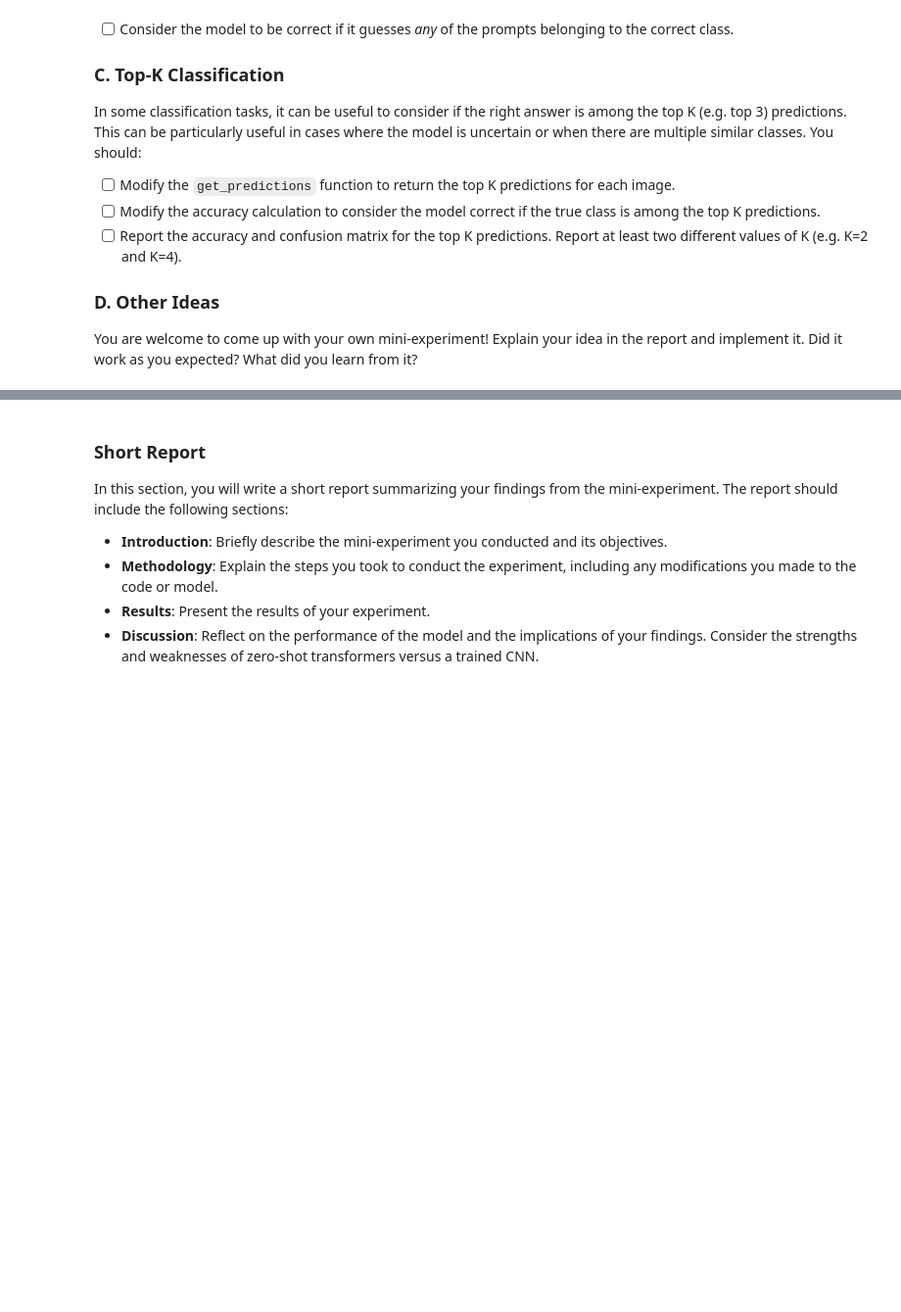
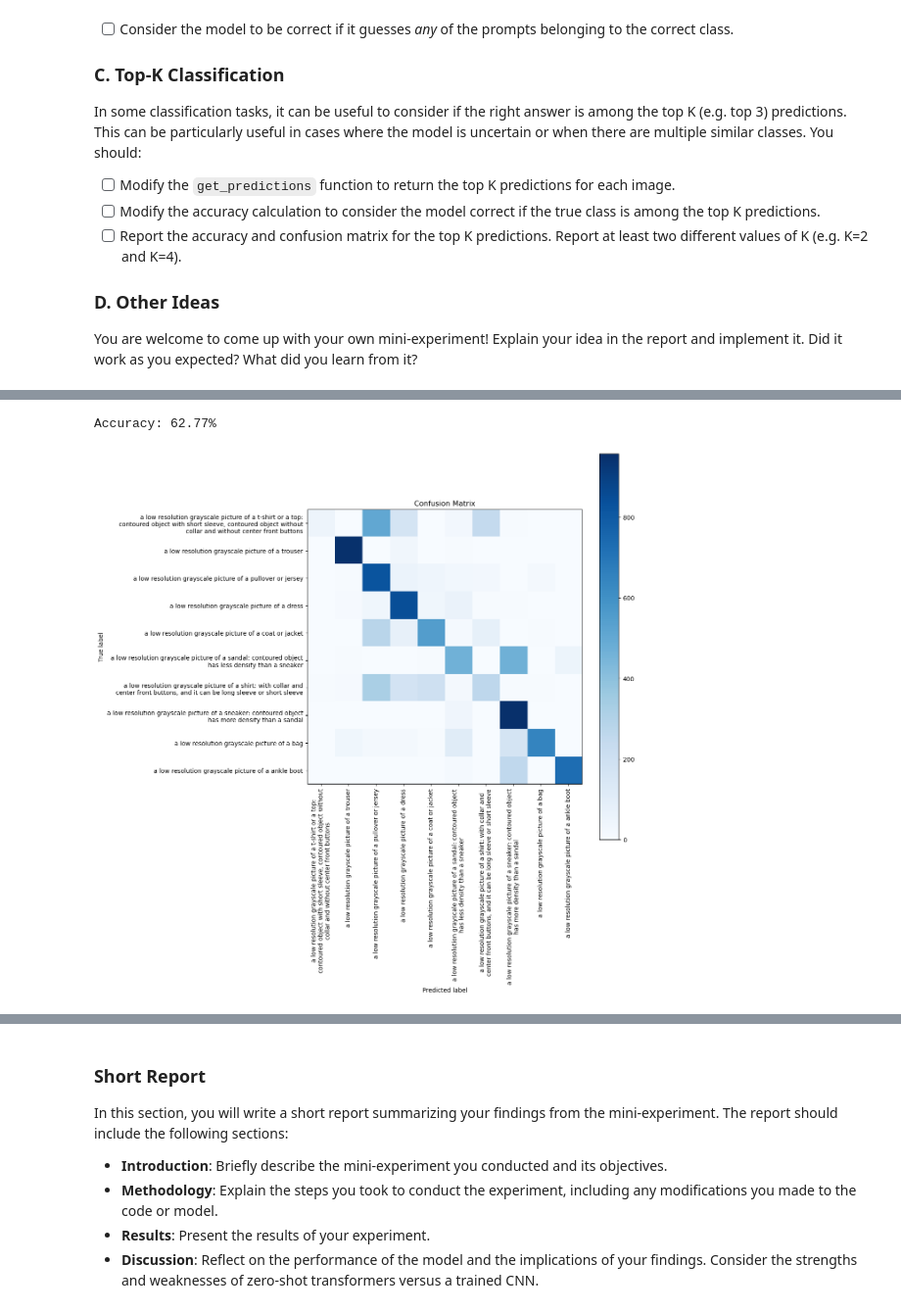
Before and after one commit to AntonioMLancuentra/deep_learning, a Jupyter notebook: 02_activities/assignments/assignment_2.ipynb, the cells around one changed output, grey strips where cells are left out. Shown at 98% size. Drawn from its saved outputs; the diff is of its cells as text; code cells hidden in the pictures; blank space fills up the shorter version.

```diff
--- a/02_activities/assignments/assignment_2.ipynb
+++ b/02_activities/assignments/assignment_2.ipynb
@@ -460,0 +515,38 @@ You are welcome to come up with your own mini-experiment! Explain your idea in t
+# %%
+# Create a list of improved prompts for each class.
+CLASS_NAMES_IMPROVED = [
+    "a low resolution grayscale picture of a t-shirt or a top: contoured object with short sleeve, contoured object without collar and without center front buttons",
+    "a low resolution grayscale picture of a trouser",
+    "a low resolution grayscale picture of a pullover or jersey",
+    "a low resolution grayscale picture of a dress",
+    "a low resolution grayscale picture of a coat or jacket",
+    "a low resolution grayscale picture of a sandal: contoured object has less density than a sneaker",
+    "a low resolution grayscale picture of a shirt: with collar and center front buttons, and it can be long sleeve or short sleeve",
+    "a low resolution grayscale picture of a sneaker: contoured object has more density than a sandal",
+    "a low resolution grayscale picture of a bag",
+    "a low resolution grayscale picture of a ankle boot"
+]
+# Use the `get_text_embeddings` function to create text embeddings for the improved prompts.
+text_feats = get_text_embeddings(CLASS_NAMES_IMPROVED)
+
+# Initialize variables
+y_true, y_pred = [], []
+
+# Iterate over the test dataset and compute predictions
+for pixel_values, labels in test_loader:
+    image_feats = get_image_embeddings(pixel_values)  # Get image embeddings using the `get_image_embeddings` function.
+    similarity = get_cosine_similarity(image_feats, text_feats)  # Compute cosine similarity between the image and text embeddings using the `get_cosine_similarity` function.
+    preds = get_predictions(similarity)
+    # Store true labels and predicted labels
+    y_true.extend(labels.numpy())           # Both ways work and give same results
+    #y_true.extend(labels.cpu().numpy())    # Both ways work and give same results
+    y_pred.extend(preds)                            # Save the predictions so that we can build a confusion matrix later.
+# Report the accuracy of the predictions
+accuracy = accuracy_score(y_true, y_pred)
+print(f"Accuracy: {accuracy * 100:.2f}%")
+
+# Report the confusion matrix
+plot_confusion_matrix(y_true, y_pred, CLASS_NAMES_IMPROVED, 66)
+# %% [output]
+Accuracy: 62.77%
+[figure, added]
```
Also changed, not shown: parts of 9 cells of this notebook.
